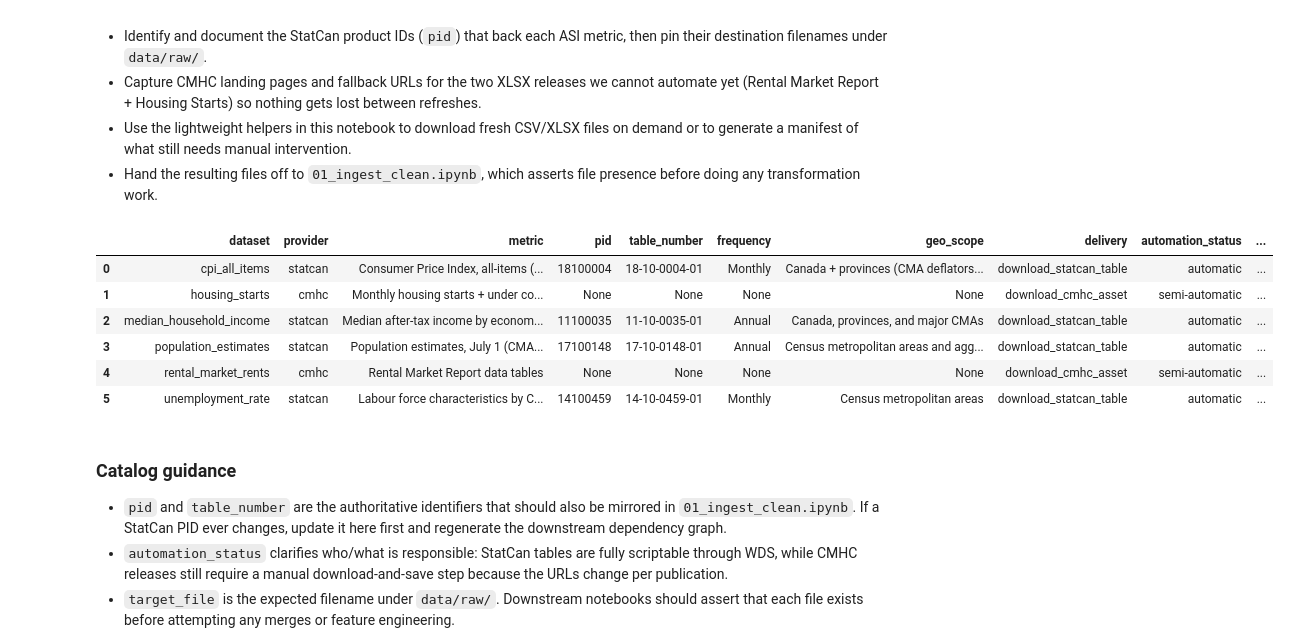
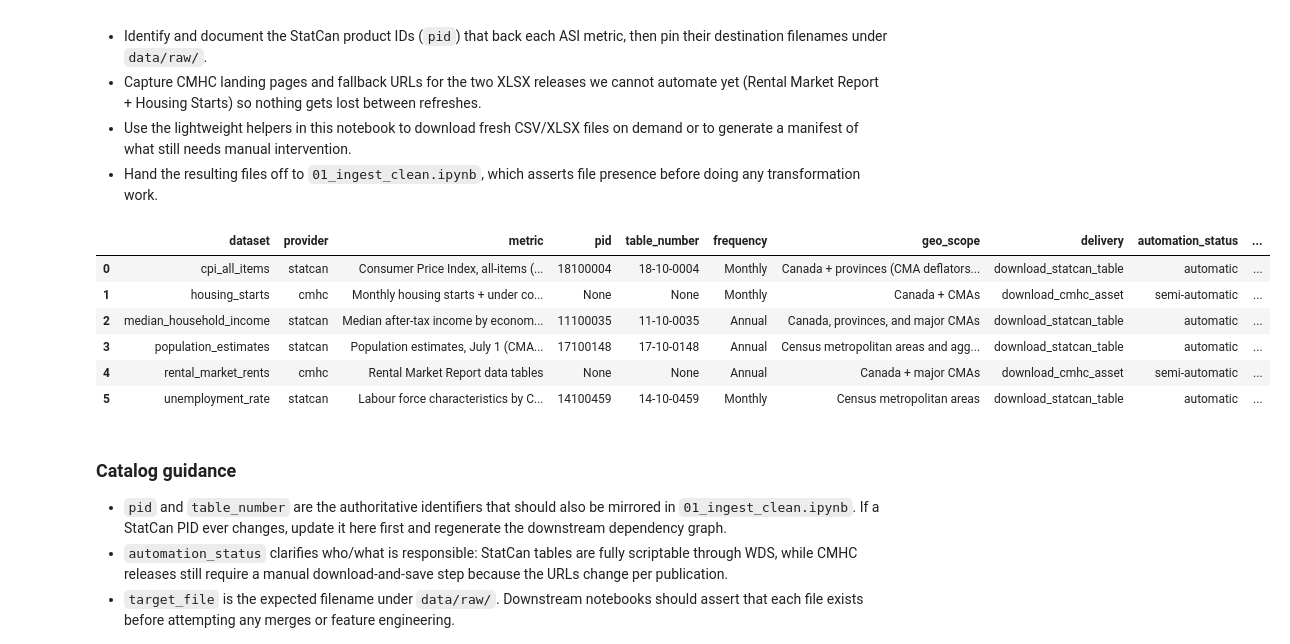
Before and after one commit to ajharris/housing-affordability, a Jupyter notebook: notebooks/00_ingest_plan.ipynb, the cells around one changed output. Saved outputs shown, nothing was run; the diff lists cells and outputs as text; code cells hidden in the pictures.

```diff
--- a/notebooks/00_ingest_plan.ipynb
+++ b/notebooks/00_ingest_plan.ipynb
@@ -56,7 +135,7 @@ datasets: list[Dataset] = [
         delivery="download_statcan_table",
         target_file=RAW / "cpi_all_items_18100004.csv",
         automation_status="automatic",
-        status_note="Verify the latest CPI release (usually mid-month) before re-running."
+        status_note="Verify the latest CPI release (usually mid-month) before re-running.",
     ),
     Dataset(
         dataset="median_household_income",
@@ -68,7 +147,7 @@ datasets: list[Dataset] = [
         delivery="download_statcan_table",
         target_file=RAW / "median_household_income_11100035.csv",
         automation_status="automatic",
-        status_note="CIS table provides CMA-level coverage for major metros; confirm vector availability for smaller metros before modeling."
+        status_note="CIS table provides CMA-level coverage for major metros; confirm vector availability for smaller metros before modeling.",
     ),
     Dataset(
         dataset="population_estimates",
@@ -80,7 +159,7 @@ datasets: list[Dataset] = [
         delivery="download_statcan_table",
         target_file=RAW / "population_estimates_17100148.csv",
         automation_status="automatic",
-        status_note="Release every February; used to scale metrics per 100k residents."
+        status_note="Release every February; used to scale metrics per 100k residents.",
     ),
     Dataset(
         dataset="unemployment_rate",
@@ -90,73 +169,84 @@ datasets: list[Dataset] = [
         frequency="Monthly",
         geo_scope="Census metropolitan areas",
         delivery="download_statcan_table",
         target_file=RAW / "unemployment_rate_14100459.csv",
         automation_status="automatic",
-        status_note="Seasonally adjusted 3-month moving average preferred for stability."
+        status_note="Seasonally adjusted 3-month moving average preferred for stability.",
     ),
     Dataset(
         dataset="rental_market_rents",
         provider="cmhc",
         metric="Rental Market Report data tables",
-        page_url="https://www.cmhc-schl.gc.ca/professionals/housing-markets-data-and-research/housing-data/rental-market/rental-market-report-data-tables",
-        direct_url="https://assets.cmhc-schl.gc.ca/sites/cmhc/professional/housing-markets-data-and-research/housing-data-tables/rental-market/rental-market-report-data-tables/2025/rmr-canada-2025-en.xlsx?rev=11bbba5e-64a5-4dcd-a81f-7252c2b12537&_gl=1*529jeb*_gcl_au*NzkzNDcyMTcxLjE3NjY2MTc2NDU.*_ga*NTc3NDE3MTQyLjE3NjY2MTc2NDY.*_ga_CY7T7RT5C4*czE3NjY2MTc2NDYkbzEkZzEkdDE3NjY2MTc2NzQkajMyJGwwJGgw",
+        pid=None,
+        frequency="Annual",
+        geo_scope="Canada + major CMAs",
         delivery="download_cmhc_asset",
         target_file=RAW / "rental_market_report_latest.xlsx",
         automation_status="semi-automatic",
-        status_note="Uses the last verified CMHC Azure blob URL; update when the 2026 release ships."
+        status_note="Uses the last verified CMHC Azure blob URL; update when the 2026 release ships.",
+        page_url="https://www.cmhc-schl.gc.ca/professionals/housing-markets-data-and-research/housing-data/rental-market/rental-market-report-data-tables",
+        direct_url="https://assets.cmhc-schl.gc.ca/sites/cmhc/professional/housing-markets-data-and-research/housing-data-tables/rental-market/rental-market-report-data-tables/2025/rmr-canada-2025-en.xlsx?rev=11bbba5e-64a5-4dcd-a81f-7252c2b12537&_gl=1*529jeb*_gcl_au*NzkzNDcyMTcxLjE3NjY2MTc2NDU.*_ga*NTc3NDE3MTQyLjE3NjY2MTc2NDY.*_ga_CY7T7RT5C4*czE3NjY2MTc2NDYkbzEkZzEkdDE3NjY2MTc2NzQkajMyJGwwJGgw",
     ),
     Dataset(
         dataset="housing_starts",
         provider="cmhc",
         metric="Monthly housing starts + under construction",
-        page_url="https://www.cmhc-schl.gc.ca/professionals/housing-markets-data-and-research/housing-data/data-tables/housing-market-data/monthly-housing-starts-construction-data-tables",
-        direct_url="https://assets.cmhc-schl.gc.ca/sites/cmhc/professional/housing-markets-data-and-research/housing-data-tables/housing-market-data/monthly-housing-starts-construction-data-tables/2025/monthly-housing-starts-tables-2025-11-en.xlsx?rev=e382c912-340a-43df-88df-3d7758d6a22e",
+        pid=None,
+        frequency="Monthly",
+        geo_scope="Canada + CMAs",
         delivery="download_cmhc_asset",
         target_file=RAW / "housing_starts_latest.xlsx",
         automation_status="semi-automatic",
-        status_note="Pinned to the November 2025 CMHC housing starts release; refresh when the next workbook is published."
+        status_note="Pinned to the November 2025 CMHC housing starts release; refresh when the next workbook is published.",
+        page_url="https://www.cmhc-schl.gc.ca/professionals/housing-markets-data-and-research/housing-data/data-tables/housing-market-data/monthly-housing-starts-construction-data-tables",
+        direct_url="https://assets.cmhc-schl.gc.ca/sites/cmhc/professional/housing-markets-data-and-research/housing-data-tables/housing-market-data/monthly-housing-starts-tables-2025-11-en.xlsx?rev=e382c912-340a-43df-88df-3d7758d6a22e",
     ),
 ]
 
-catalog_records = []
-for ds in datasets:
-    record = asdict(ds)
-    record["table_number"] = ds.table_number
-    destination = ds.destination()
-    record["target_file"] = str(destination) if destination else None
-    catalog_records.append(record)
 
-dataset_catalog = (
-    pd.DataFrame(catalog_records)
-    .sort_values("dataset")
-    .reset_index(drop=True)
-)[
-    [
-        "dataset",
-        "provider",
-        "metric",
-        "pid",
-        "table_number",
-        "frequency",
-        "geo_scope",
-        "delivery",
-        "automation_status",
-        "page_url",
-        "direct_url",
-        "target_file",
-        "status_note",
+def build_dataset_catalog(datasets: list[Dataset]) -> pd.DataFrame:
+    catalog_records: list[dict[str, object]] = []
+    for ds in datasets:
+        record = asdict(ds)
+        record["table_number"] = ds.table_number
+        destination = ds.destination()
+        record["target_file"] = str(destination) if destination else None
+        catalog_records.append(record)
+
+    return (
+        pd.DataFrame(catalog_records)
+        .sort_values("dataset")
+        .reset_index(drop=True)
+    )[
+        [
+            "dataset",
+            "provider",
+            "metric",
+            "pid",
+            "table_number",
+            "frequency",
+            "geo_scope",
+            "delivery",
+            "automation_status",
+            "page_url",
+            "direct_url",
+            "target_file",
+            "status_note",
+        ]
     ]
-]
+
+
+dataset_catalog = build_dataset_catalog(datasets)
 
 dataset_catalog
 # %% [output]
 |  | dataset | provider | metric | pid | table_number | frequency | geo_scope | delivery | automation_status | ... |
-| 0 | cpi_all_items | statcan | Consumer Price Index, all-items (... | 18100004 | 18-10-0004-01 | Monthly | Canada + provinces (CMA deflators... | download_statcan_table | automatic | ... |
-| 1 | housing_starts | cmhc | Monthly housing starts + under co... | None | None | None | None | download_cmhc_asset | semi-automatic | ... |
-| 2 | median_household_income | statcan | Median after-tax income by econom... | 11100035 | 11-10-0035-01 | Annual | Canada, provinces, and major CMAs | download_statcan_table | automatic | ... |
-| 3 | population_estimates | statcan | Population estimates, July 1 (CMA... | 17100148 | 17-10-0148-01 | Annual | Census metropolitan areas and agg... | download_statcan_table | automatic | ... |
-| 4 | rental_market_rents | cmhc | Rental Market Report data tables | None | None | None | None | download_cmhc_asset | semi-automatic | ... |
-| 5 | unemployment_rate | statcan | Labour force characteristics by C... | 14100459 | 14-10-0459-01 | Monthly | Census metropolitan areas | download_statcan_table | automatic | ... |
+| 0 | cpi_all_items | statcan | Consumer Price Index, all-items (... | 18100004 | 18-10-0004 | Monthly | Canada + provinces (CMA deflators... | download_statcan_table | automatic | ... |
+| 1 | housing_starts | cmhc | Monthly housing starts + under co... | None | None | Monthly | Canada + CMAs | download_cmhc_asset | semi-automatic | ... |
+| 2 | median_household_income | statcan | Median after-tax income by econom... | 11100035 | 11-10-0035 | Annual | Canada, provinces, and major CMAs | download_statcan_table | automatic | ... |
+| 3 | population_estimates | statcan | Population estimates, July 1 (CMA... | 17100148 | 17-10-0148 | Annual | Census metropolitan areas and agg... | download_statcan_table | automatic | ... |
+| 4 | rental_market_rents | cmhc | Rental Market Report data tables | None | None | Annual | Canada + major CMAs | download_cmhc_asset | semi-automatic | ... |
+| 5 | unemployment_rate | statcan | Labour force characteristics by C... | 14100459 | 14-10-0459 | Monthly | Census metropolitan areas | download_statcan_table | automatic | ... |
 # %% [markdown]
 ### Catalog guidance
 - `pid` and `table_number` are the authoritative identifiers that should also be mirrored in `01_ingest_clean.ipynb`. If a StatCan PID ever changes, update it here first and regenerate the downstream dependency graph.
```
Also changed, not shown: parts of 3 cells of this notebook, 6 other files.
